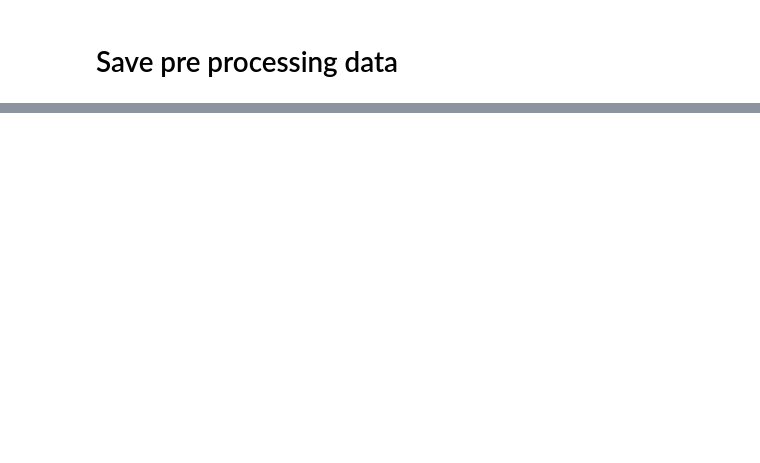
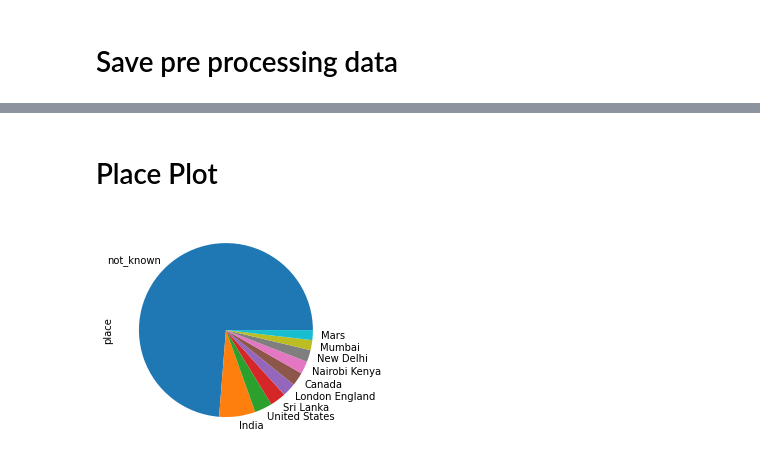
Before and after one commit to tesfayealex/Twitter-Data-Analysis, a Jupyter notebook: notebooks/Data exploration and pre-processing.ipynb, the cells around one changed output, grey strips where cells are left out. Saved outputs shown, nothing was run; the diff lists cells and outputs as text; code cells hidden in the pictures; blank space fills up the shorter version.

```diff
--- a/notebooks/Data exploration and pre-processing.ipynb
+++ b/notebooks/Data exploration and pre-processing.ipynb
@@ -125,0 +253,6 @@ tweets_df.to_csv("../data/processed_data_tweets.csv", index=False)
+# %% [markdown]
+# Place Plot
+# %%
+tweets_df['place'].value_counts().head(10).plot(kind="pie");
+# %% [output]
+[figure, added]
```
Also changed, not shown: parts of 29 cells of this notebook, 3 other files.
